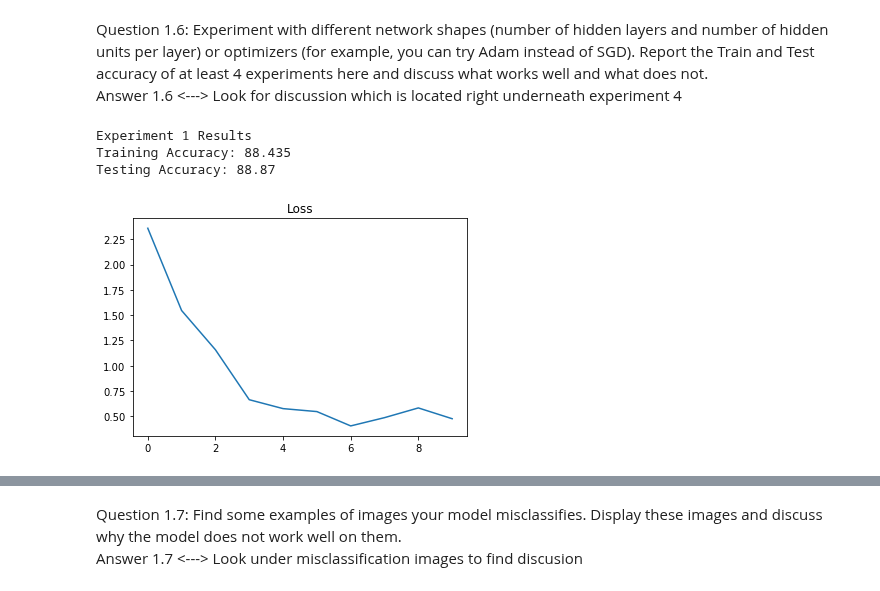
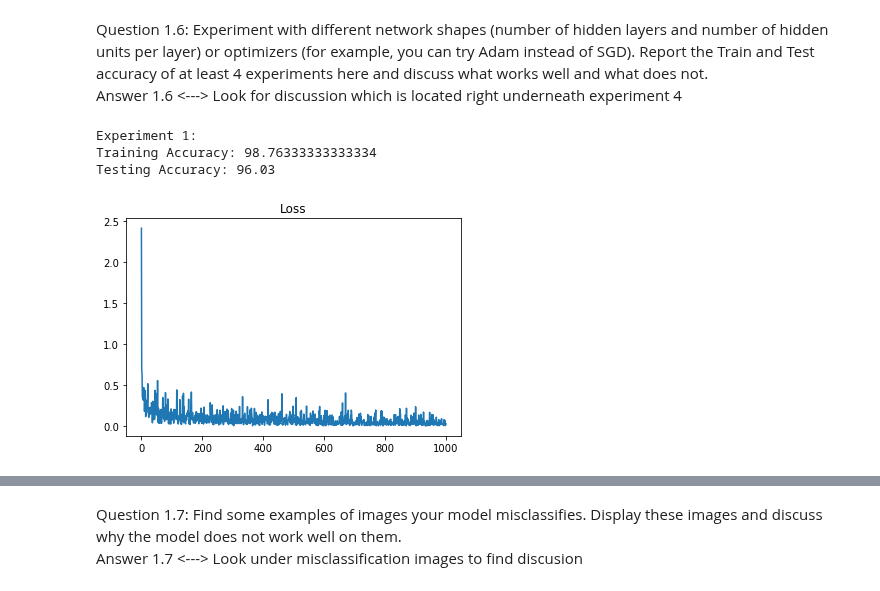
Before and after one commit to Azwadd/CS_59866, a Jupyter notebook: Homeworks/Homework 4/HW04.ipynb, the cells around one changed output, grey strips where cells are left out. Cells and saved outputs as stored; diff of their text form; code cells hidden in the pictures.

```diff
--- a/Homeworks/Homework 4/HW04.ipynb
+++ b/Homeworks/Homework 4/HW04.ipynb
@@ -129,4 +129,4 @@ batch_size_train = 64
 batch_size_test = 1000
 train_loader = torch.utils.data.DataLoader(mnist_train_dataset, batch_size=batch_size_train, shuffle=True)
 test_loader = torch.utils.data.DataLoader(mnist_test_dataset, batch_size=batch_size_test, shuffle=True)
-num_dimensions, num_classes = 28**2, 10
+num_dimensions, num_classes, class_labels = 28**2, 10, [i for i in range(10)]
@@ -291,19 +330,18 @@ Question 1.6: Experiment with different network shapes (number of hidden layers
 (for example, you can try Adam instead of SGD). Report the Train and Test accuracy of at least 4 experiments here and discuss what works well and what does not.
 Answer 1.6 <---> Look for discussion which is located right underneath experiment 4
 # %%
-# Experiment 1 - For this experiment we will more hidden_units than the original nn model and the same hidden_layers
-# Since we have the hidden_units parameter in SimpleNeuralNet we can input the parameter for a different network shape
-nn_1 = SimpleNeuralNet(30)
-error = train(nn_1, 1, train_loader, 100, torch.optim.SGD(nn_1.parameters(), lr=1e-2), F.nll_loss)
-print("Experiment 1 Results")
+# Experiment 1 - For this experiment we will try 30 hidden_units instead of 20
+nn_1 = SimpleNeuralNet(30) # Since we have the hidden_units parameter, we can input the parameter for a different network shape
+loss = train(nn_1, 100, train_loader, minibatch_steps=100, optimizer=torch.optim.SGD(nn_1.parameters(), lr=1e-1), loss_function=F.nll_loss)
+print("Experiment 1:")
 print("Training Accuracy:", classifier(nn_1, train_loader))
 print("Testing Accuracy:", classifier(nn_1, test_loader))
-plt.plot(error)
+plt.plot(loss)
 plt.title("Loss")
 plt.show()
 # %% [output]
-Experiment 1 Results
-Training Accuracy: 88.435
-Testing Accuracy: 88.87
+Experiment 1:
+Training Accuracy: 98.76333333333334
+Testing Accuracy: 96.03
-[figure, old version]
+[figure, new version]
 # %%
```
Also changed, not shown: parts of 32 cells of this notebook, 1 other file.
